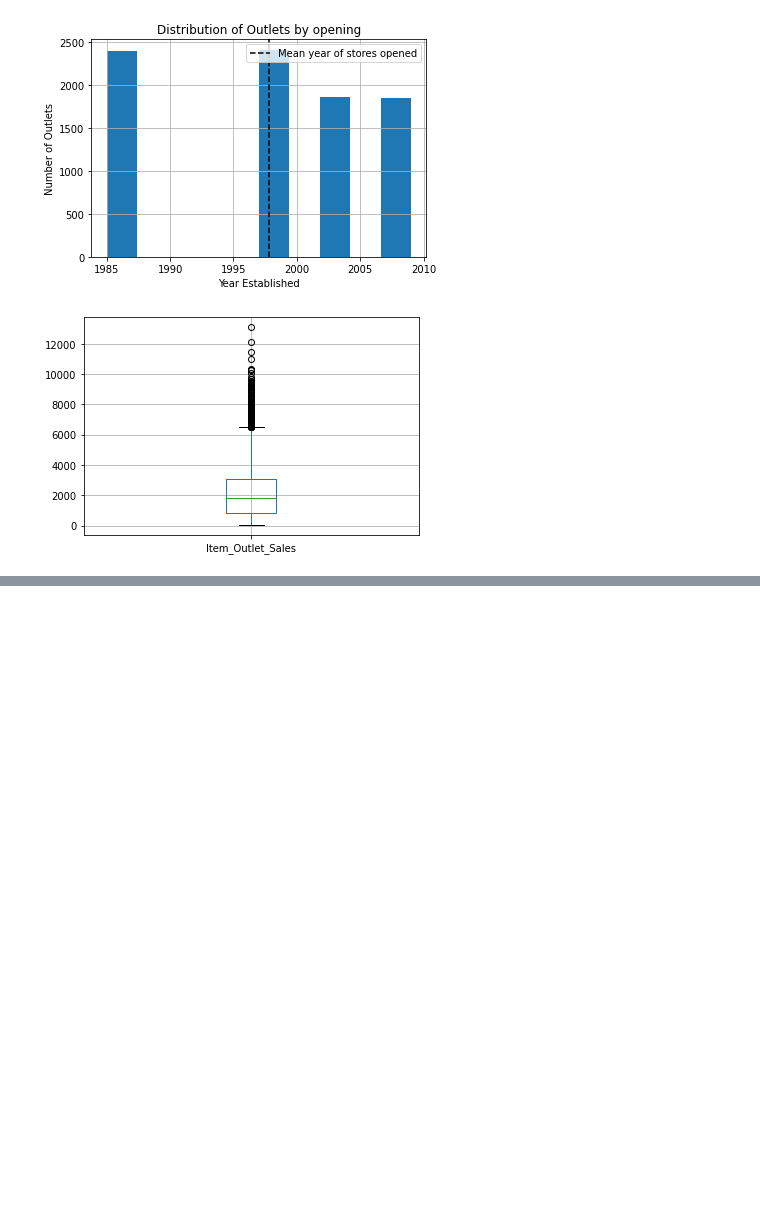
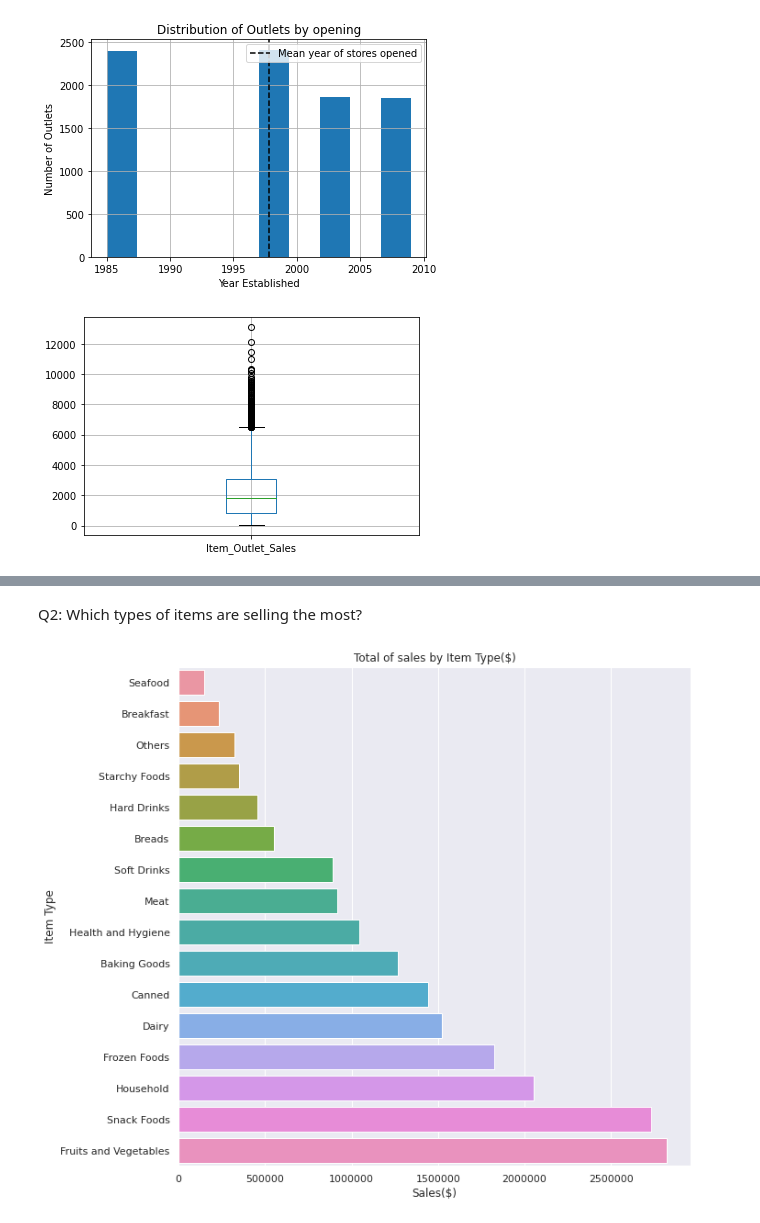
Before and after one commit to Acottle1031/Sales-Predictions-Project, a Jupyter notebook: SalesProjectionProject.ipynb, the cells around one changed output, grey strips where cells are left out. Saved outputs shown, nothing was run; the diff lists cells and outputs as text; code cells hidden in the pictures; blank space fills up the shorter version.

```diff
--- a/SalesProjectionProject.ipynb
+++ b/SalesProjectionProject.ipynb
@@ -154,0 +187,11 @@ projections_df.boxplot('Item_Outlet_Sales');
+# %% [markdown]
+Q2: Which types of items are selling the most?
+# %%
+plt.figure(figsize=(10,10))
+item_sales_type = projections_df.groupby('Item_Type')['Item_Outlet_Sales'].sum().sort_values()
+ax = sns.barplot(data=projections_df, x=item_sales_type.values, y=item_sales_type.index, ci=None);
+ax.set(title='Total of sales by Item Type($)', xlabel='Sales($)', ylabel='Item Type');
+ax.get_xaxis().get_major_formatter().set_scientific(False)
+# We can see here that Fruits & Vegetables are selling the most with, Snack foods in a close 2nd
+# %% [output]
+[figure, added]
```
Also changed, not shown: parts of 24 cells of this notebook.
